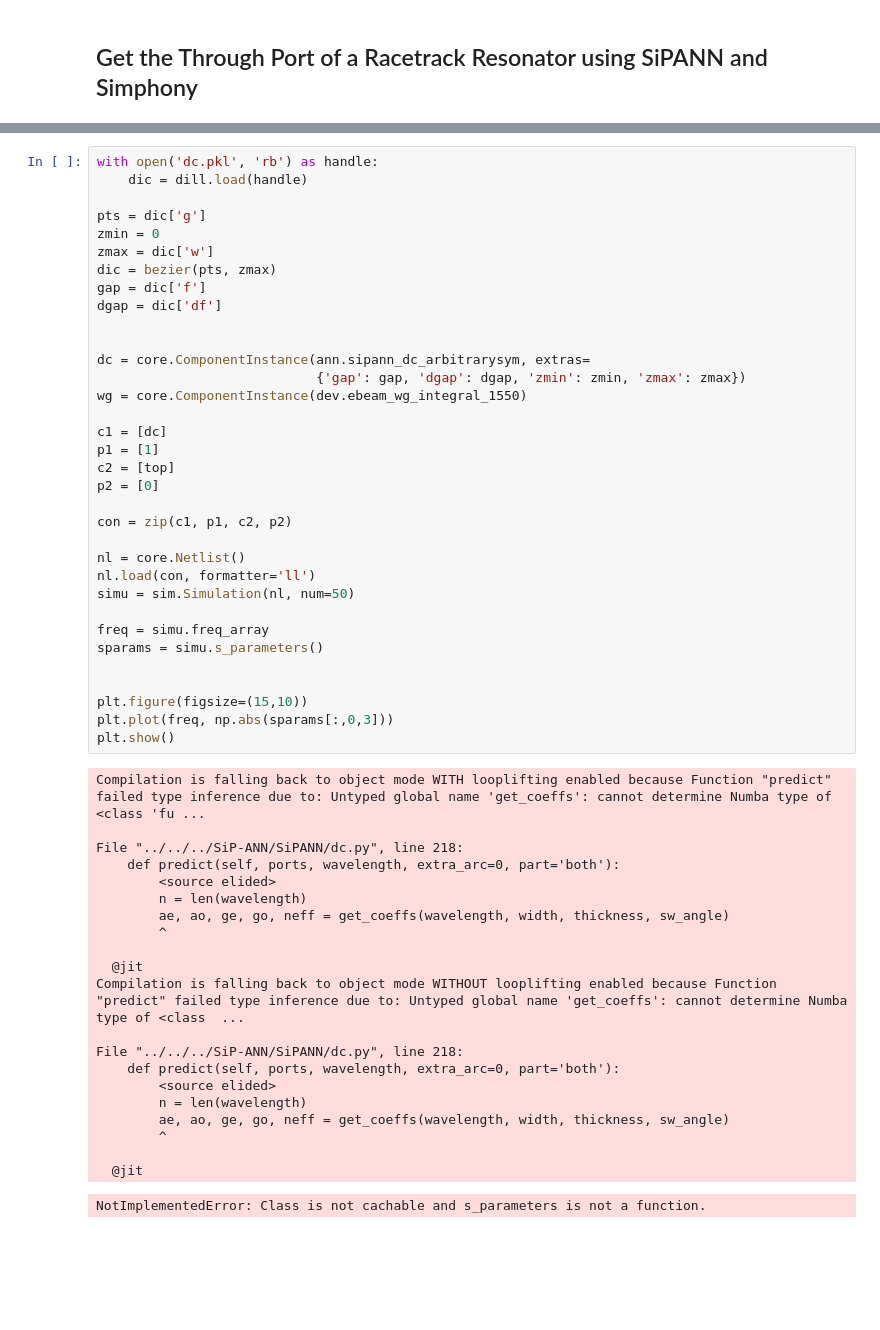
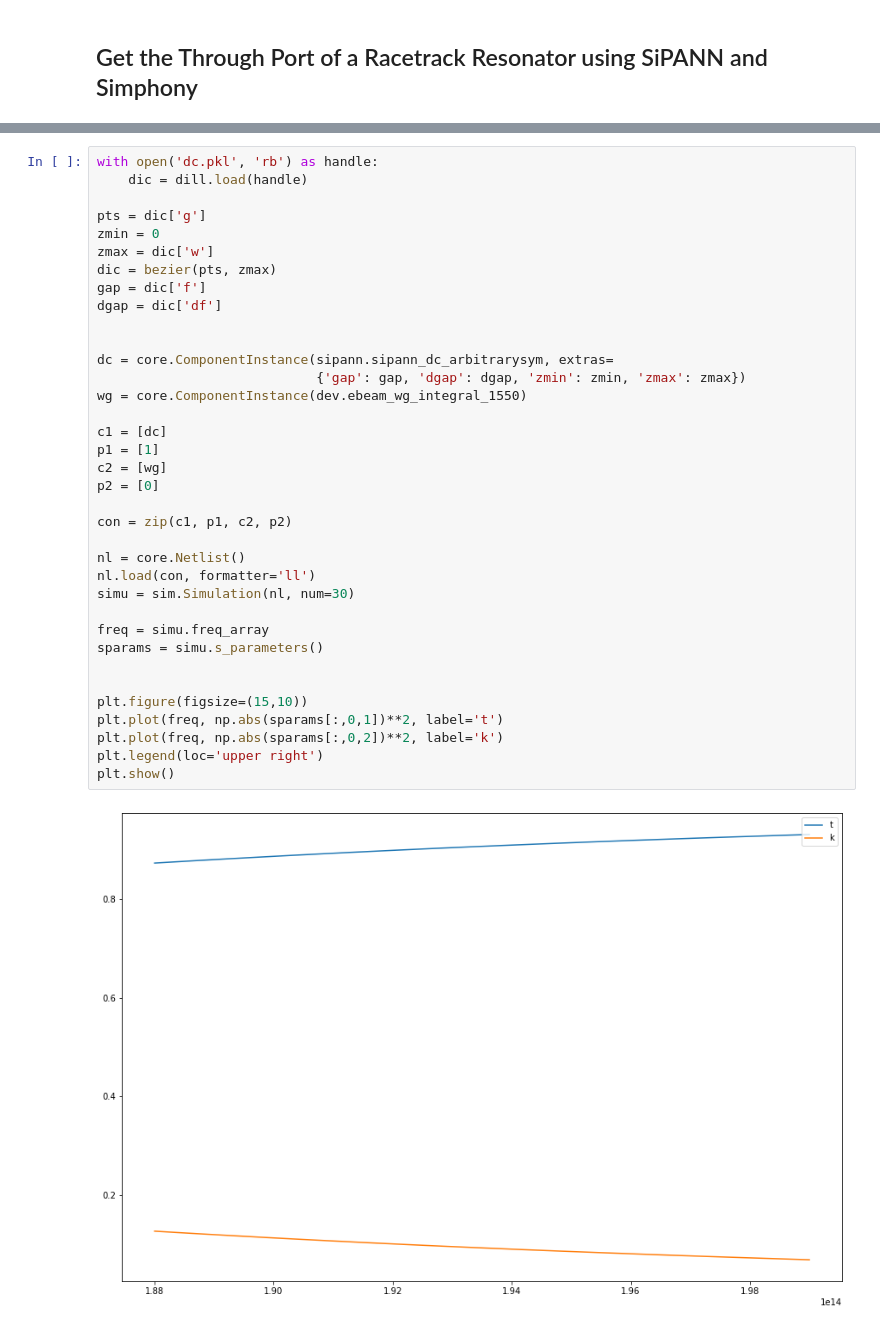
Before and after one commit to BYUCamachoLab/simphony, a Jupyter notebook: examples/SiPANN/sipann.ipynb, the cells around one changed output, grey strips where cells are left out. Drawn from its saved outputs; the diff is of its cells as text; blank space fills up the shorter version.

Commit message:
Finished SiPANN integration

```diff
--- a/examples/SiPANN/sipannRR.ipynb
+++ b/examples/SiPANN/sipann.ipynb
@@ -59,55 +89,37 @@ Note: This one may take a while to run. Also, am getting a weird list error that
 with open('dc.pkl', 'rb') as handle:
     dic = dill.load(handle)
 
 pts = dic['g']
 zmin = 0
 zmax = dic['w']
 dic = bezier(pts, zmax)
 gap = dic['f']
 dgap = dic['df']
 
 
-dc = core.ComponentInstance(ann.sipann_dc_arbitrarysym, extras=
+dc = core.ComponentInstance(sipann.sipann_dc_arbitrarysym, extras=
                             {'gap': gap, 'dgap': dgap, 'zmin': zmin, 'zmax': zmax})
 wg = core.ComponentInstance(dev.ebeam_wg_integral_1550)
 
 c1 = [dc]
 p1 = [1]
-c2 = [top]
+c2 = [wg]
 p2 = [0]
 
 con = zip(c1, p1, c2, p2)
 
 nl = core.Netlist()
 nl.load(con, formatter='ll')
-simu = sim.Simulation(nl, num=50)
+simu = sim.Simulation(nl, num=30)
 
 freq = simu.freq_array
 sparams = simu.s_parameters()
 
 
 plt.figure(figsize=(15,10))
-plt.plot(freq, np.abs(sparams[:,0,3]))
+plt.plot(freq, np.abs(sparams[:,0,1])**2, label='t')
+plt.plot(freq, np.abs(sparams[:,0,2])**2, label='k')
+plt.legend(loc='upper right')
 plt.show()
 # %% [output]
-Compilation is falling back to object mode WITH looplifting enabled because Function "predict" failed type inference due to: Untyped global name 'get_coeffs': cannot determine Numba type of <class 'fu ...
-
-File "../../../SiP-ANN/SiPANN/dc.py", line 218:
-    def predict(self, ports, wavelength, extra_arc=0, part='both'):
-        <source elided>
-        n = len(wavelength)
-        ae, ao, ge, go, neff = get_coeffs(wavelength, width, thickness, sw_angle)
-        ^
-
-  @jit
-Compilation is falling back to object mode WITHOUT looplifting enabled because Function "predict" failed type inference due to: Untyped global name 'get_coeffs': cannot determine Numba type of <class  ...
-
-File "../../../SiP-ANN/SiPANN/dc.py", line 218:
-    def predict(self, ports, wavelength, extra_arc=0, part='both'):
-        <source elided>
-        n = len(wavelength)
-        ae, ao, ge, go, neff = get_coeffs(wavelength, width, thickness, sw_angle)
-        ^
-
-  @jit
-NotImplementedError: Class is not cachable and s_parameters is not a function.
+[figure, added]
```
Also changed, not shown: parts of 6 cells of this notebook, 3 other files.
